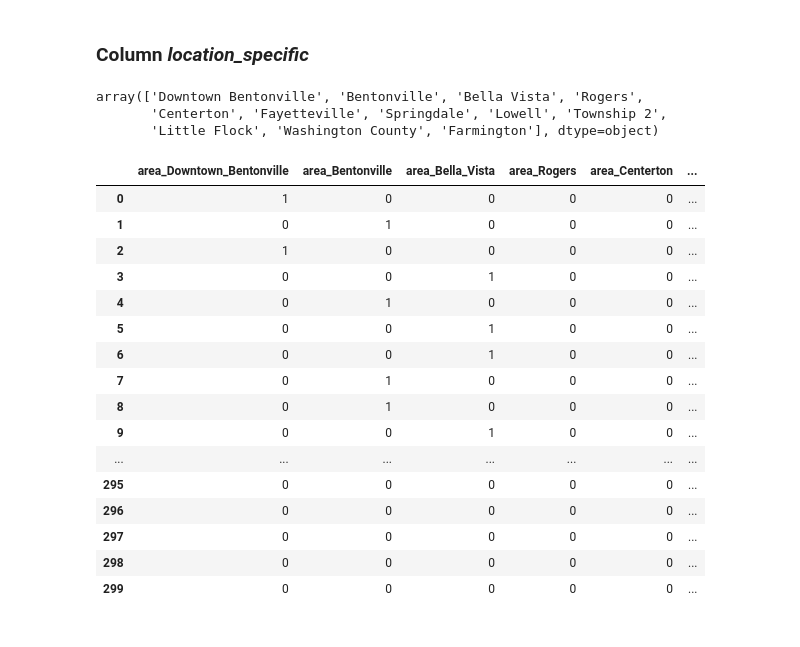
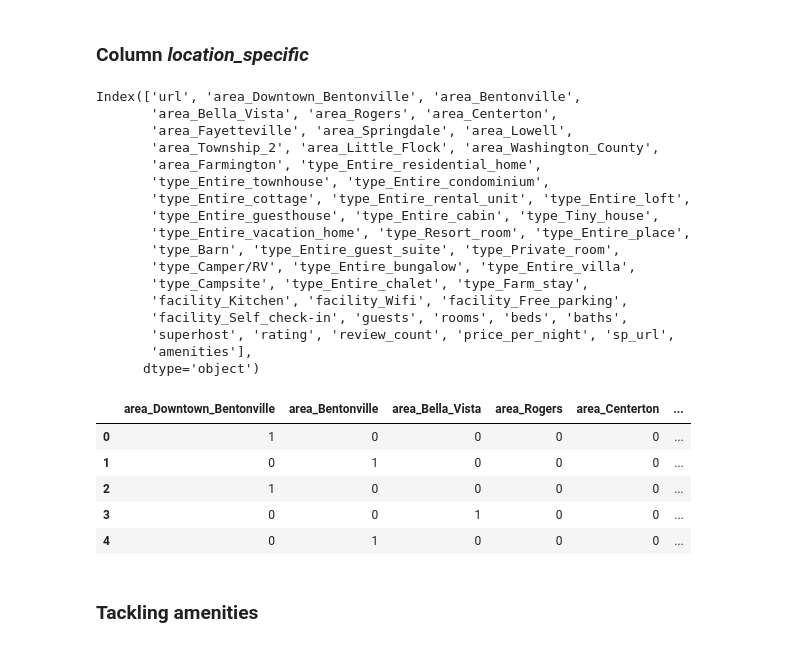
Before and after one commit to Reece323/air-scrape, a Jupyter notebook: Cleaning/wrangling.ipynb, the cells around one changed output. Drawn from its saved outputs; the diff is of its cells as text; code cells hidden in the pictures.

```diff
--- a/Cleaning/wrangling.ipynb
+++ b/Cleaning/wrangling.ipynb
@@ -203,7 +223,7 @@ def make_listings(data, listing_types=LISTING_TYPES):
     data_listing_type = data.loc[:, ['url', 'listing_type']]
 
     for i in listing_types:
-        data_listing_type[f"listing_type_{i}"] = data_listing_type['listing_type'].fillna('empty').str.split(' · ').apply(lambda x: 1 if i in x else 0)
+        data_listing_type[f"type_{i}"] = data_listing_type['listing_type'].fillna('empty').str.split(' · ').apply(lambda x: 1 if i in x else 0)
     data_listing_type.drop('listing_type', axis=1, inplace=True)
 
     return data_listing_type
@@ -215,12 +235,6 @@ df = df.drop(columns=['listing_type'])
 df.columns = df.columns.str.replace(' ', '_')
 # %% [markdown]
 ### Column *location_specific*
-# %%
-df['location_specific'].unique()
-# %% [output]
-array(['Downtown Bentonville', 'Bentonville', 'Bella Vista', 'Rogers',
-       'Centerton', 'Fayetteville', 'Springdale', 'Lowell', 'Township 2',
-       'Little Flock', 'Washington County', 'Farmington'], dtype=object)
 # %%
 Location_Specific = ['Downtown Bentonville', 'Bentonville', 'Bella Vista', 'Rogers',
        'Centerton', 'Fayetteville', 'Springdale', 'Lowell', 'Township 2',
@@ -241,7 +255,28 @@ df_listing_types = make_listings(df)
 df = pd.merge (df_listing_types, df)
 df = df.drop(columns=['location_specific'])
 df.columns = df.columns.str.replace(' ', '_')
-df = df.rename(columns={'type_Entire_condominium_(condo)': 'type_Entire_condominium'})
+# %%
+df.rename(columns={'type_Entire_condominium_(condo)': 'type_Entire_condominium'}, inplace = True)
+# %%
+print(df.columns)
+# %% [output]
+Index(['url', 'area_Downtown_Bentonville', 'area_Bentonville',
+       'area_Bella_Vista', 'area_Rogers', 'area_Centerton',
+       'area_Fayetteville', 'area_Springdale', 'area_Lowell',
+       'area_Township_2', 'area_Little_Flock', 'area_Washington_County',
+       'area_Farmington', 'type_Entire_residential_home',
+       'type_Entire_townhouse', 'type_Entire_condominium',
+       'type_Entire_cottage', 'type_Entire_rental_unit', 'type_Entire_loft',
+       'type_Entire_guesthouse', 'type_Entire_cabin', 'type_Tiny_house',
+       'type_Entire_vacation_home', 'type_Resort_room', 'type_Entire_place',
+       'type_Barn', 'type_Entire_guest_suite', 'type_Private_room',
+       'type_Camper/RV', 'type_Entire_bungalow', 'type_Entire_villa',
+       'type_Campsite', 'type_Entire_chalet', 'type_Farm_stay',
+       'facility_Kitchen', 'facility_Wifi', 'facility_Free_parking',
+       'facility_Self_check-in', 'guests', 'rooms', 'beds', 'baths',
+       'superhost', 'rating', 'review_count', 'price_per_night', 'sp_url',
+       'amenities'],
+      dtype='object')
 # %%
 #reordering columns to have urls up front
 cols = list(df)
@@ -254,37 +289,28 @@ df = df.loc[:, cols]
 # %%
 df[['area_Downtown_Bentonville', 'area_Bentonville', 'area_Bella_Vista',
        'area_Rogers', 'area_Centerton', 'area_Fayetteville', 'area_Springdale',
        'area_Lowell', 'area_Township_2', 'area_Little_Flock',
        'area_Washington_County', 'area_Farmington',
-       'listing_type_Entire_residential_home', 'listing_type_Entire_townhouse',
-       'listing_type_Entire_condominium_(condo)',
-       'listing_type_Entire_cottage', 'listing_type_Entire_rental_unit',
-       'listing_type_Entire_loft', 'listing_type_Entire_guesthouse',
-       'listing_type_Entire_cabin', 'listing_type_Tiny_house',
-       'listing_type_Entire_vacation_home', 'listing_type_Resort_room',
-       'listing_type_Entire_place', 'listing_type_Barn',
-       'listing_type_Entire_guest_suite', 'listing_type_Private_room',
-       'listing_type_Camper/RV', 'listing_type_Entire_bungalow',
-       'listing_type_Entire_villa', 'listing_type_Campsite',
-       'listing_type_Entire_chalet', 'listing_type_Farm_stay',
+       'type_Entire_residential_home', 'type_Entire_townhouse',
+       'type_Entire_condominium',
+       'type_Entire_cottage', 'type_Entire_rental_unit',
+       'type_Entire_loft', 'type_Entire_guesthouse',
+       'type_Entire_cabin', 'type_Tiny_house',
+       'type_Entire_vacation_home', 'type_Resort_room',
+       'type_Entire_place', 'type_Barn',
+       'type_Entire_guest_suite', 'type_Private_room',
+       'type_Camper/RV', 'type_Entire_bungalow',
+       'type_Entire_villa', 'type_Campsite',
+       'type_Entire_chalet', 'type_Farm_stay',
        'facility_Kitchen', 'facility_Wifi', 'facility_Free_parking',
        'facility_Self_check-in', 'guests', 'rooms', 'beds', 'baths',
-       'superhost', 'rating', 'review_count', 'price_per_night']]
+       'superhost', 'rating', 'review_count', 'price_per_night']].head()
 # %% [output]
 |  | area_Downtown_Bentonville | area_Bentonville | area_Bella_Vista | area_Rogers | area_Centerton | ... |
 | 0 | 1 | 0 | 0 | 0 | 0 | ... |
 | 1 | 0 | 1 | 0 | 0 | 0 | ... |
 | 2 | 1 | 0 | 0 | 0 | 0 | ... |
 | 3 | 0 | 0 | 1 | 0 | 0 | ... |
 | 4 | 0 | 1 | 0 | 0 | 0 | ... |
-| 5 | 0 | 0 | 1 | 0 | 0 | ... |
-| 6 | 0 | 0 | 1 | 0 | 0 | ... |
-| 7 | 0 | 1 | 0 | 0 | 0 | ... |
-| 8 | 0 | 1 | 0 | 0 | 0 | ... |
-| 9 | 0 | 0 | 1 | 0 | 0 | ... |
-| ... | ... | ... | ... | ... | ... | ... |
-| 295 | 0 | 0 | 0 | 0 | 0 | ... |
-| 296 | 0 | 0 | 0 | 0 | 0 | ... |
-| 297 | 0 | 0 | 0 | 0 | 0 | ... |
-| 298 | 0 | 0 | 0 | 0 | 0 | ... |
-| 299 | 0 | 0 | 0 | 0 | 0 | ... |
+# %% [markdown]
+### Tackling amenities
```
Also changed, not shown: parts of 6 cells of this notebook, 3 other files.
